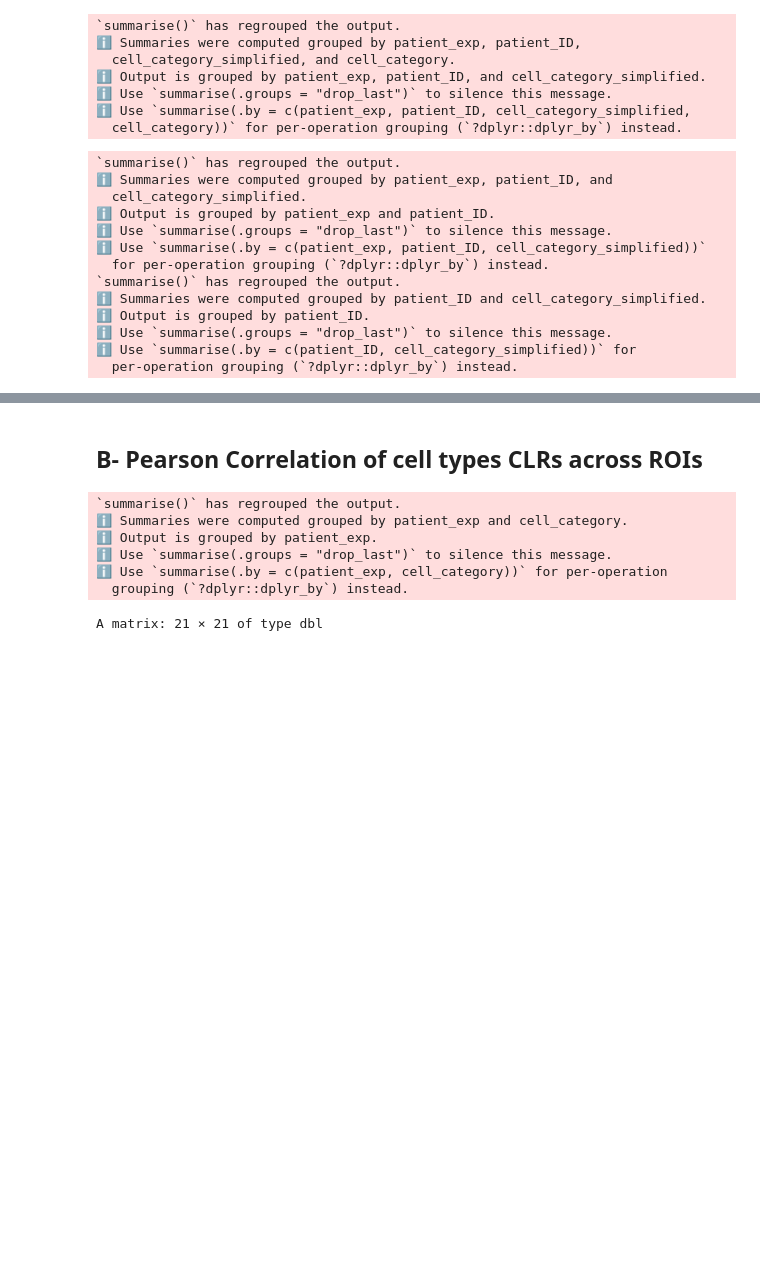
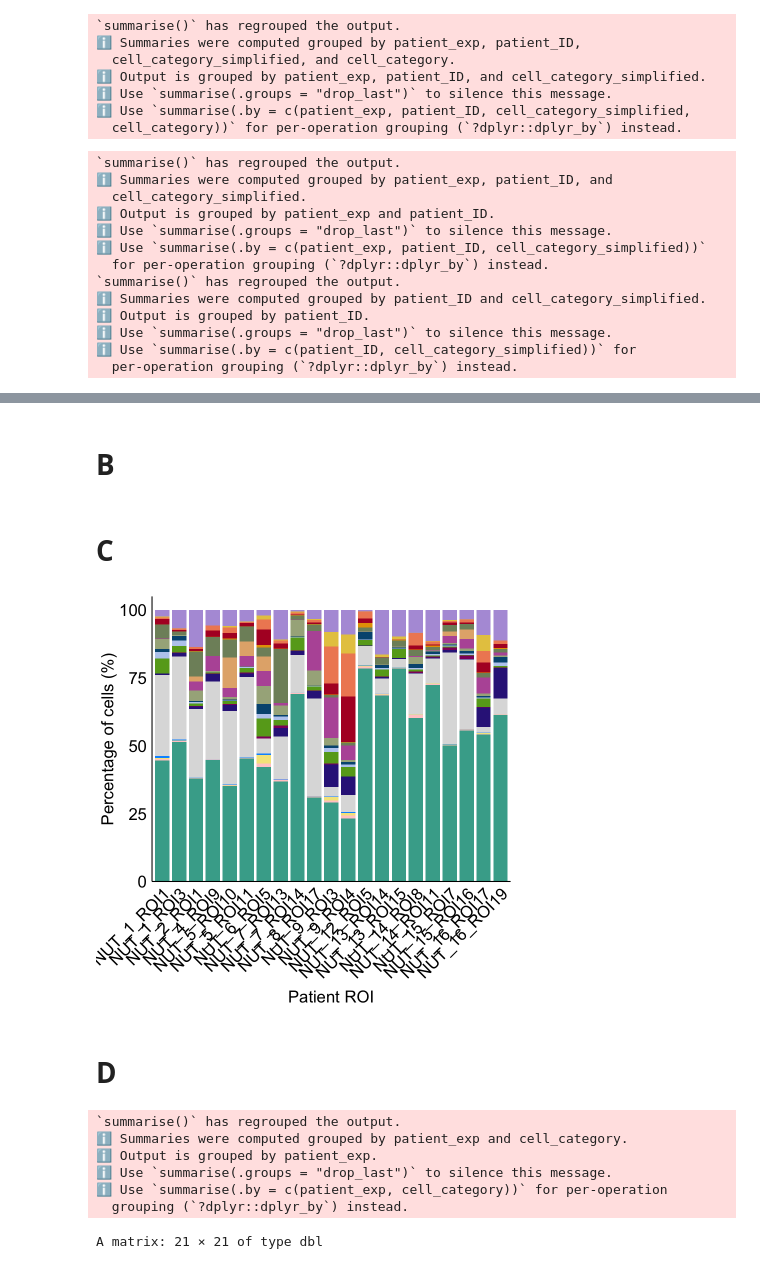
Before and after one commit to SchapiroLabor/NUT_spatial, a Jupyter notebook: figures/supplementary_R.ipynb, the cells around one changed output, grey strips where cells are left out. Cells and saved outputs as stored; diff of their text form; code cells hidden in the pictures; blank space fills up the shorter version.

```diff
--- a/figures/supplementary_R.ipynb
+++ b/figures/supplementary_R.ipynb
@@ -49,9 +31,9 @@ results_dir = "/Users/jawadalaaedeen/Desktop/PhD/NMC/results/supp_figs"
 # %%
 myeloid_palette <- c(
   "MDSCs" = "#332288",
-  "M2 macrophages" = "#66A61E",
-  "M1 macrophages" = "#00557F",
-  "M1/M2 macrophages" = "#BBCCEE",
+  "M2-like macrophages" = "#66A61E",
+  "M1-like macrophages" = "#00557F",
+  "M1/M2-like macrophages" = "#BBCCEE",
   "DCs" = "#E69F00",
   "Granulocytes" = "#B85AA6",
   "Mast cells" = "#8E006A"
@@ -112,6 +94,11 @@ color_for_ratios <- c(
   "Macrophages-T cells ratio" = "#66A61E",
   "MDSCs-T cells ratio" = "#332288"
 )
+
+gvsm2_colors = c(
+    "< Granulocytes" = "#B85AA6",
+    "< M2-like macrophages" = "#66A61E"
+)
 # %% [markdown]
 # Loading Primary dataset
 # %%
@@ -309,0 +365,2 @@ celltype_proportions_exp <- celltype_metadata %>%
+# %% [markdown]
+# B
@@ -310,6 +414,8 @@ celltype_proportions_exp <- celltype_metadata %>%
+# %% [markdown]
+# C
 # %%
-celltype_proportions_exp_plot = ggplot(
-  celltype_proportions_exp,
+celltype_percentage_exp_plot = ggplot(
+  celltype_percentage_exp,
   aes(x = patient_exp, y = percentage, fill = cell_category)
 ) +
   geom_bar(stat = "identity", width = 0.85) +
@@ -317,38 +423,40 @@ celltype_proportions_exp_plot = ggplot(
   guides(fill = guide_legend(reverse = TRUE)) +
   labs(
     x = "Patient ROI",
     y = "Percentage of cells (%)",
     fill = "Cell type"
   ) +
   scale_y_continuous(limits = c(0, 105), expand = c(0, 0), sec.axis = dup_axis()) +
   theme_minimal(base_size = 13) +
   theme(
     axis.text.y = element_text(size = 20, colour = "black"),
     axis.text.x = element_text(size = 20, colour = "black", angle = 45, hjust = 1),
     axis.title.y = element_text(size = 20, colour = "black"),
     axis.title.x = element_text(size = 20, colour = "black", margin = margin(t = 10)),
     panel.border = element_blank(),
     axis.line.x.bottom = element_line(colour="black", linewidth=0.6),
     axis.line.x.top    = element_line(colour="black", linewidth=0.6),
     axis.line.y.left   = element_line(colour="black", linewidth=0.6),
     axis.line.y.right  = element_blank(),
     axis.text.x.top  = element_blank(),
     axis.ticks.x.top = element_blank(),
     axis.title.x.top = element_blank(),
     axis.ticks.y.right = element_blank(),
     axis.title.y.right = element_blank(),
     axis.text.y.right = element_blank(),
     panel.grid = element_blank(),
     legend.position = "none",
   )
-celltype_proportions_exp_plot
-ggsave(filename = "/Users/jawadalaaedeen/Desktop/images_for_figures/supp_fig1/celltype_proportions_barplot.pdf",
-       plot = celltype_proportions_exp_plot,
+celltype_percentage_exp_plot
+ggsave(filename = file.path(results_dir, "celltype_percentage_exp_barplot.pdf"),
+       plot = celltype_percentage_exp_plot,
        width = 12,
        height = 7,
        dpi = 300)
+# %% [output]
+[figure, added]
-# %% [markdown]
-## B- Pearson Correlation of cell types CLRs across ROIs
+# %% [markdown]
+# D
 # %%
 #calculate celltype_proportions per patient_exp
 celltype_counts_exp <- celltype_metadata %>%
```
Also changed, not shown: parts of 65 cells of this notebook, 8 other files.
